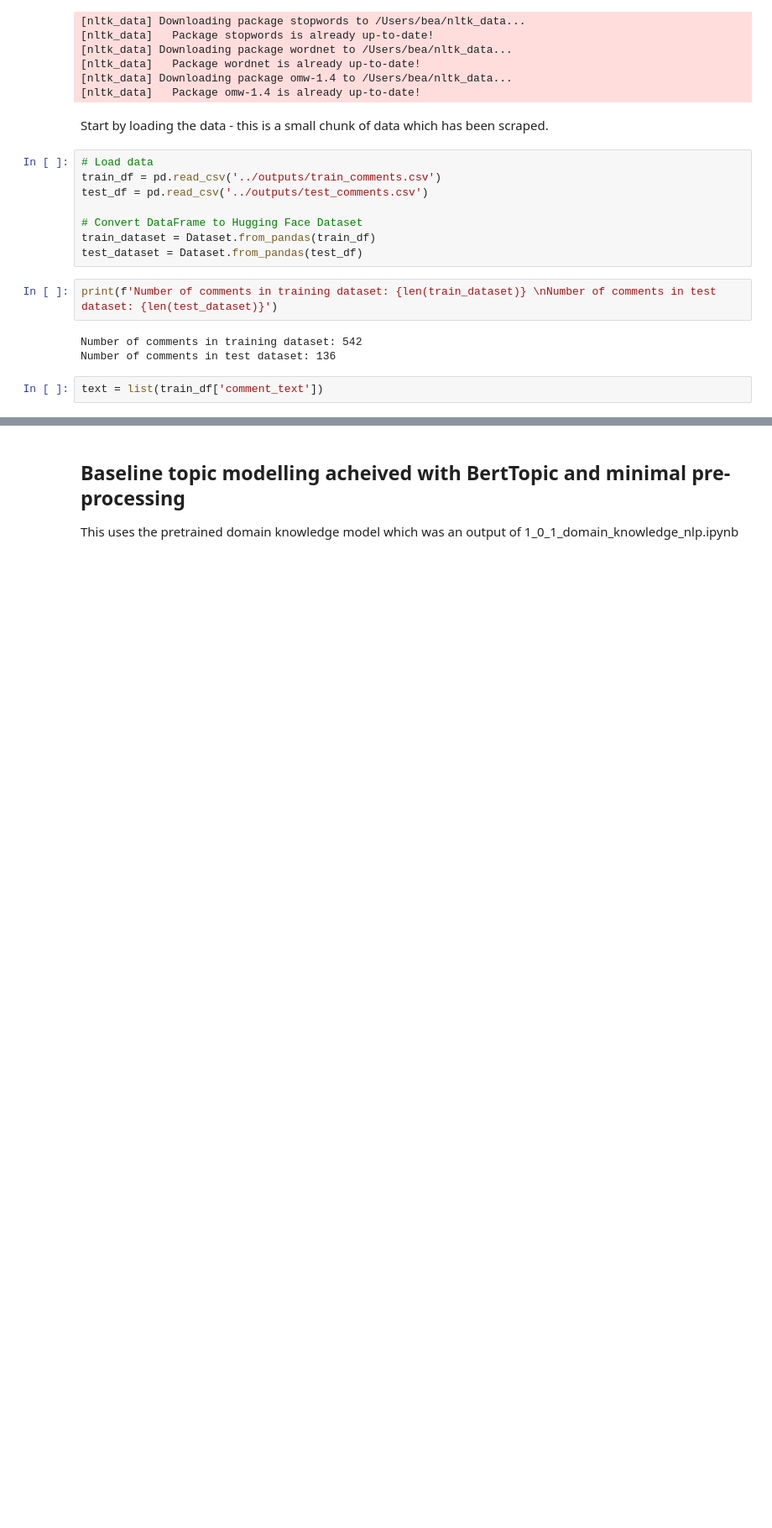
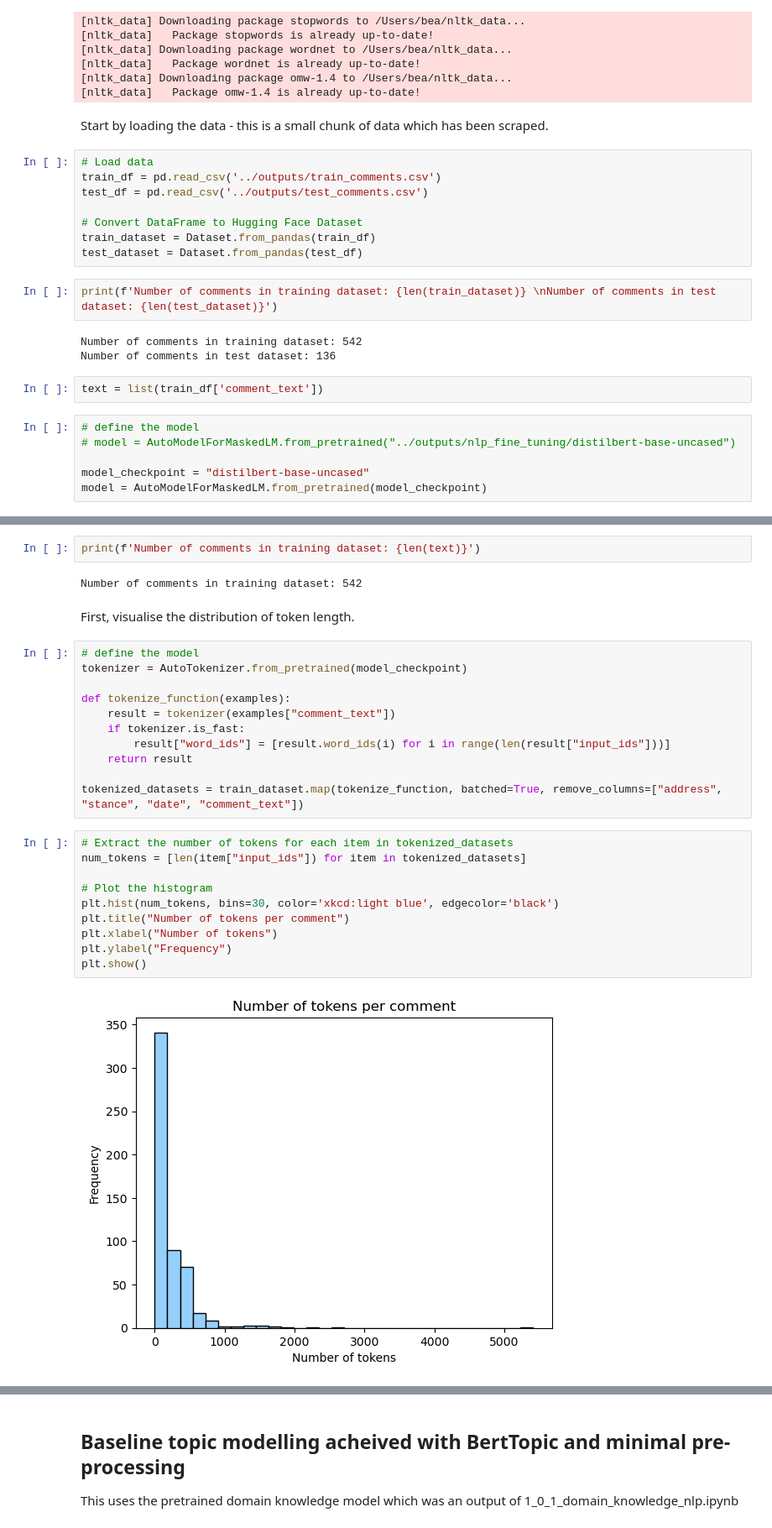
Before and after one commit to Bea-Taylor/nimby_nlp, a Jupyter notebook: nbs/1_0_2_topic_modelling.ipynb, the cells around one changed output, grey strips where cells are left out. Shown at 84% size. Saved outputs shown, nothing was run; the diff lists cells and outputs as text; blank space fills up the shorter version.

```diff
--- a/nbs/1_0_2_topic_modelling.ipynb
+++ b/nbs/1_0_2_topic_modelling.ipynb
@@ -59,3 +61,9 @@ Number of comments in training dataset: 542
 Number of comments in test dataset: 136
 # %%
 text = list(train_df['comment_text'])
+# %%
+# define the model
+# model = AutoModelForMaskedLM.from_pretrained("../outputs/nlp_fine_tuning/distilbert-base-uncased")
+
+model_checkpoint = "distilbert-base-uncased"
+model = AutoModelForMaskedLM.from_pretrained(model_checkpoint)
@@ -61,0 +74,29 @@ text = list(train_df['comment_text'])
+# %%
+print(f'Number of comments in training dataset: {len(text)}')
+# %% [output]
+Number of comments in training dataset: 542
+# %% [markdown]
+First, visualise the distribution of token length.
+# %%
+# define the model
+tokenizer = AutoTokenizer.from_pretrained(model_checkpoint)
+
+def tokenize_function(examples):
+    result = tokenizer(examples["comment_text"])
+    if tokenizer.is_fast:
+        result["word_ids"] = [result.word_ids(i) for i in range(len(result["input_ids"]))]
+    return result
+
+tokenized_datasets = train_dataset.map(tokenize_function, batched=True, remove_columns=["address", "stance", "date", "comment_text"])
+# %%
+# Extract the number of tokens for each item in tokenized_datasets
+num_tokens = [len(item["input_ids"]) for item in tokenized_datasets]
+
+# Plot the histogram
+plt.hist(num_tokens, bins=30, color='xkcd:light blue', edgecolor='black')
+plt.title("Number of tokens per comment")
+plt.xlabel("Number of tokens")
+plt.ylabel("Frequency")
+plt.show()
+# %% [output]
+[figure, added]
```
Also changed, not shown: parts of 27 cells of this notebook.
